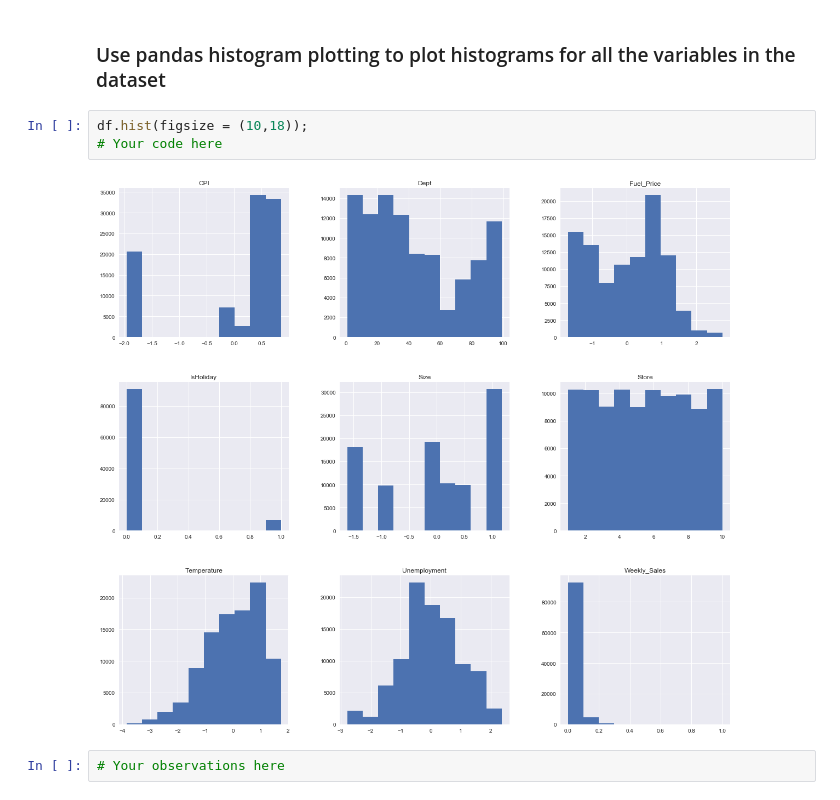
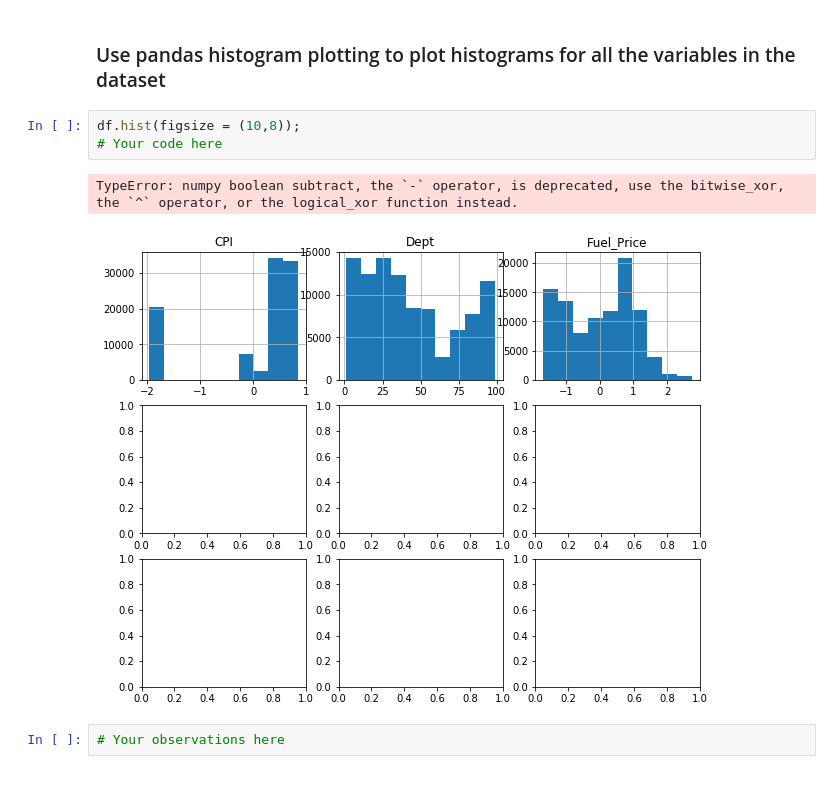
Before and after one commit to msas111/dsc-1-12-08-exploring-our-data-lab-online-ds-sp-000, a Jupyter notebook: index.ipynb, the cells around one changed output. Drawn from its saved outputs; the diff is of its cells as text.

```diff
--- a/index.ipynb
+++ b/index.ipynb
@@ -51,10 +51,11 @@ df.describe()
 # %% [markdown]
 ### Use pandas histogram plotting to plot histograms for all the variables in the dataset
 # %%
-df.hist(figsize = (10,18));
+df.hist(figsize = (10,8));
 # Your code here
 # %% [output]
+TypeError: numpy boolean subtract, the `-` operator, is deprecated, use the bitwise_xor, the `^` operator, or the logical_xor function instead.
-[figure, old version]
+[figure, new version]
 # %%
 # Your observations here
 # %% [markdown]
```
